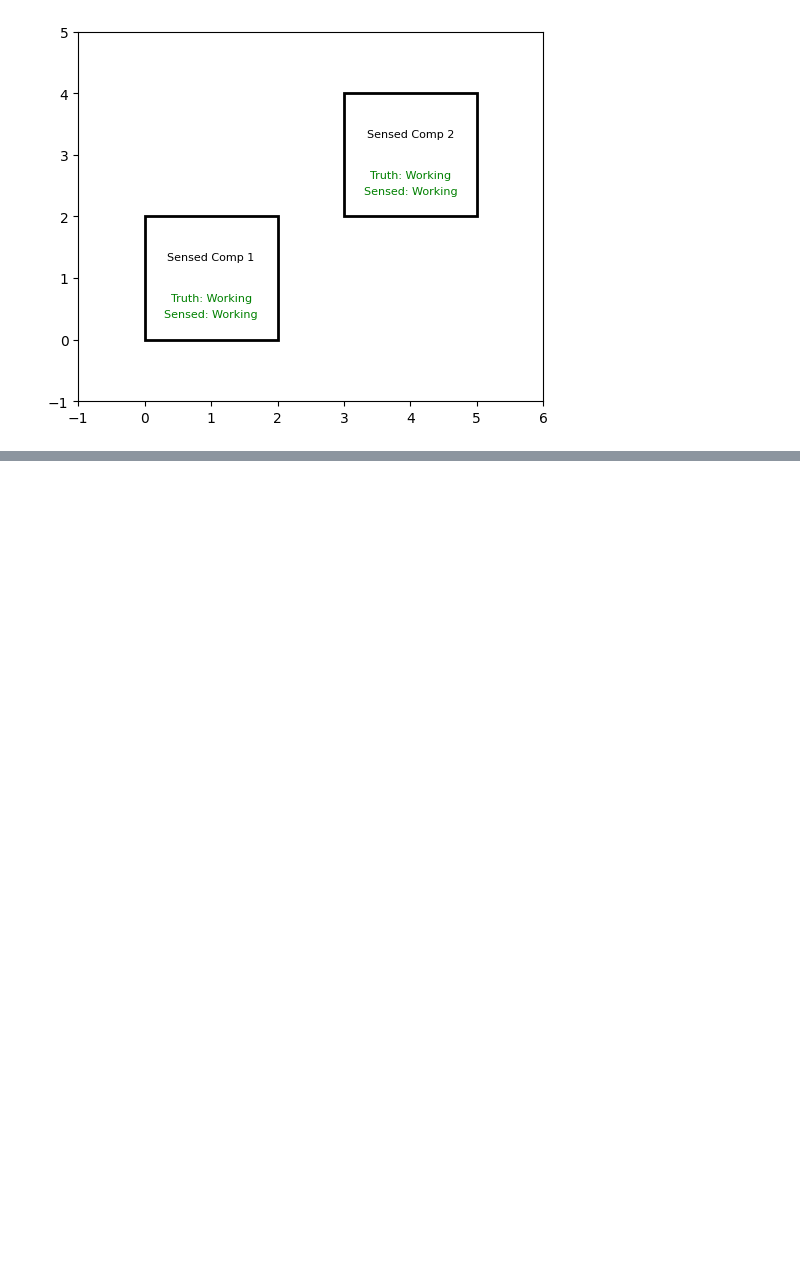
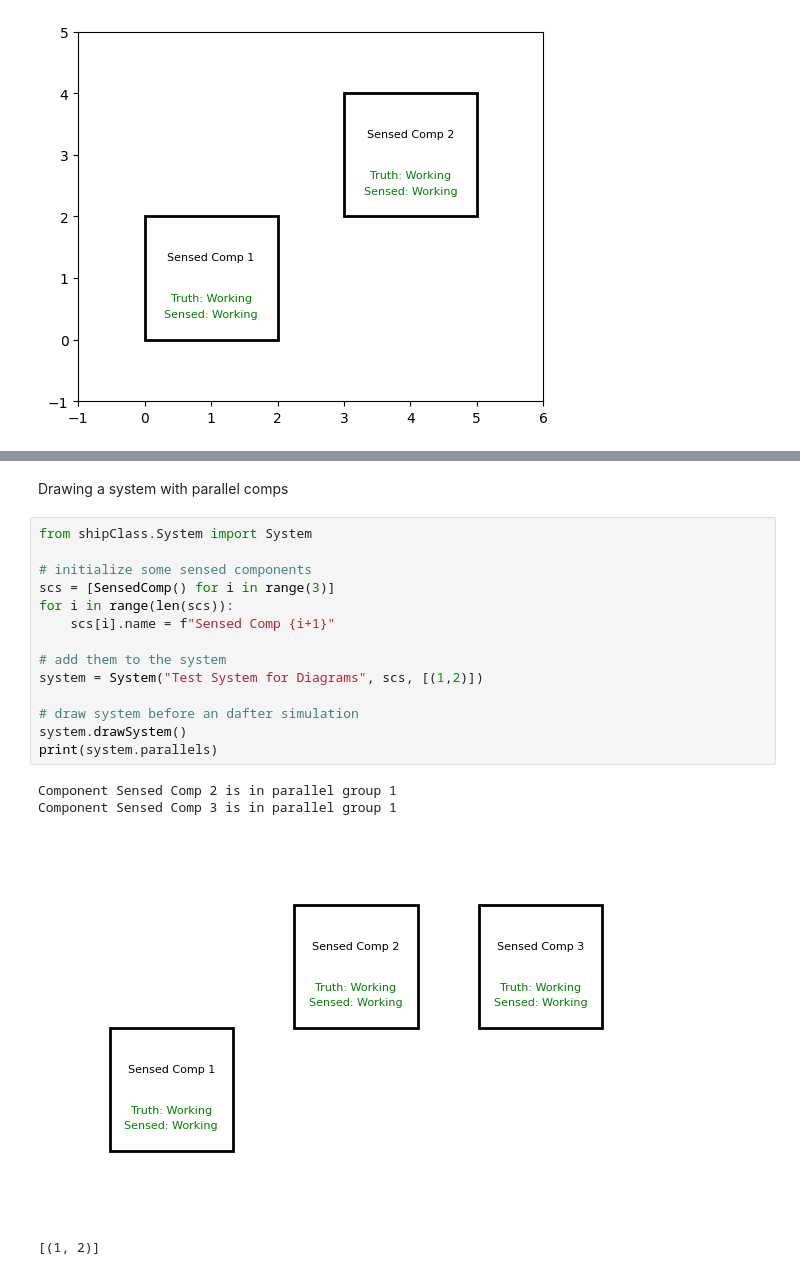
Before and after one commit to andreyaW/KISS, a Jupyter notebook: utils/test_utils.ipynb, the cells around one changed output, grey strips where cells are left out. Saved outputs shown, nothing was run; the diff lists cells and outputs as text; blank space fills up the shorter version.

Commit message:
identifying the wrong comps in parallel drawing functions

```diff
--- a/utils/test_utils.ipynb
+++ b/utils/test_utils.ipynb
@@ -54,0 +55,21 @@ system.printHistory2Excel()
+# %% [markdown]
+Drawing a system with parallel comps
+# %%
+from shipClass.System import System
+
+# initialize some sensed components
+scs = [SensedComp() for i in range(3)]
+for i in range(len(scs)):
+    scs[i].name = f"Sensed Comp {i+1}"
+
+# add them to the system
+system = System("Test System for Diagrams", scs, [(1,2)])
+
+# draw system before an dafter simulation
+system.drawSystem()
+print(system.parallels)
+# %% [output]
+Component Sensed Comp 2 is in parallel group 1
+Component Sensed Comp 3 is in parallel group 1
+[figure, added]
+[(1, 2)]
```
Also changed, not shown: parts of 2 cells of this notebook, 3 other files.
